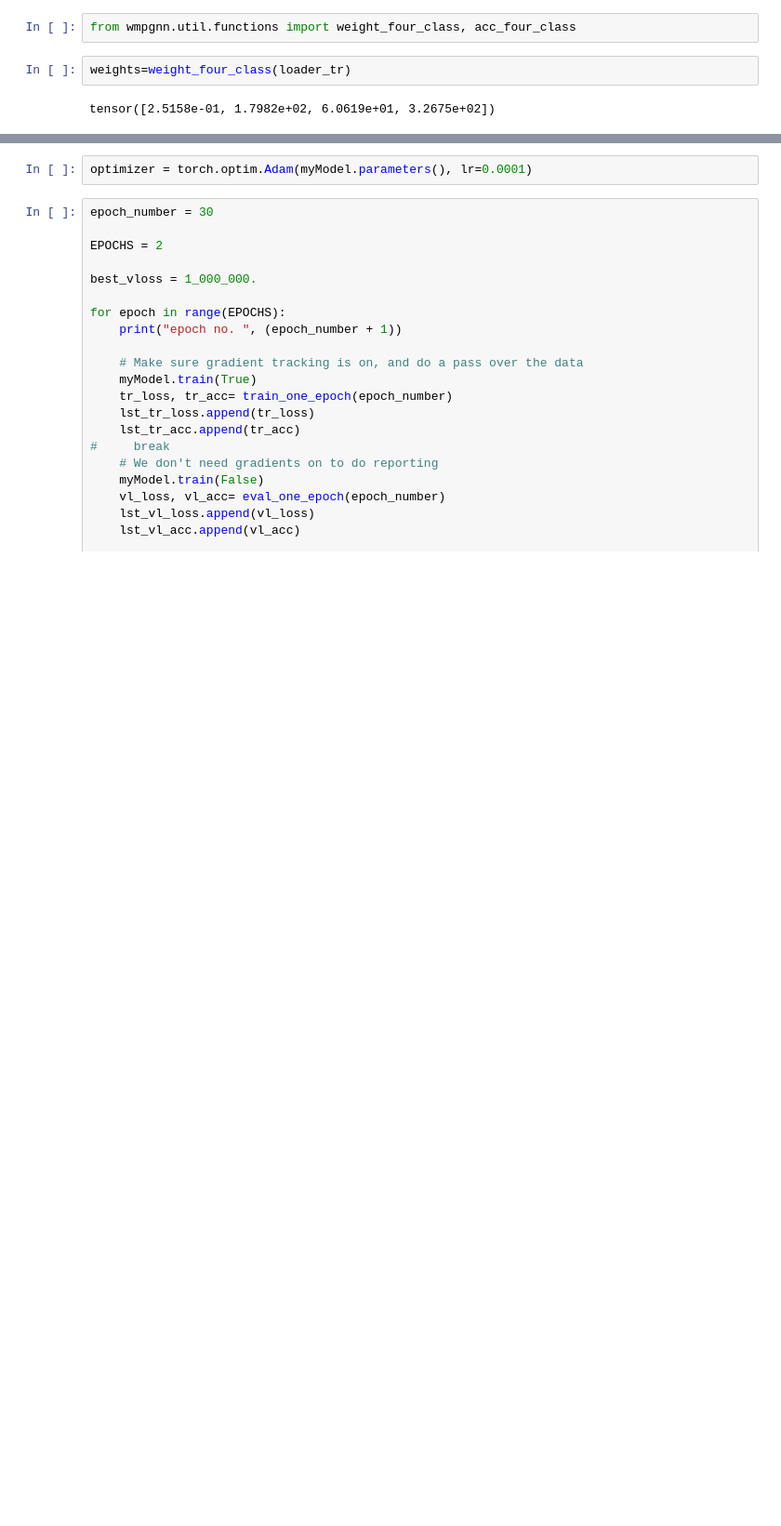
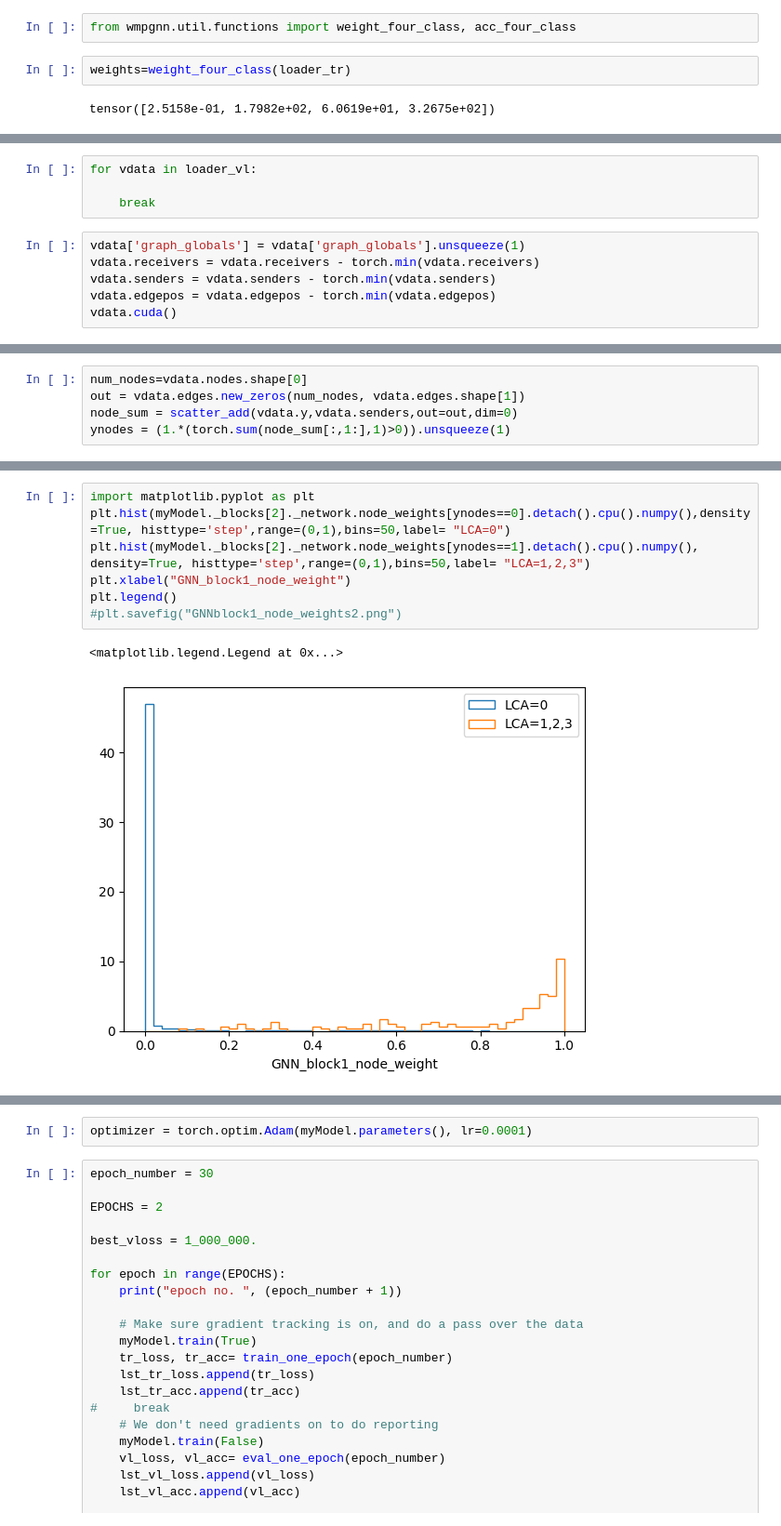
Before and after one commit to willsutcliffe/scalable_mtl_hgnn, a Jupyter notebook: Test.ipynb, the cells around one changed output, grey strips where cells are left out. Shown at 93% size. Saved outputs shown, nothing was run; the diff lists cells and outputs as text; blank space fills up the shorter version.

Commit message:
implemented edge and node pruning

```diff
--- a/Test.ipynb
+++ b/Test.ipynb
@@ -349,0 +435,10 @@ Train Loss: 4.070200
+# %%
+for vdata in loader_vl:
+
+    break
+# %%
+vdata['graph_globals'] = vdata['graph_globals'].unsqueeze(1)
+vdata.receivers = vdata.receivers - torch.min(vdata.receivers)
+vdata.senders = vdata.senders - torch.min(vdata.senders)
+vdata.edgepos = vdata.edgepos - torch.min(vdata.edgepos)
+vdata.cuda()
@@ -349,0 +491,5 @@ Train Loss: 4.070200
+# %%
+num_nodes=vdata.nodes.shape[0]
+out = vdata.edges.new_zeros(num_nodes, vdata.edges.shape[1])
+node_sum = scatter_add(vdata.y,vdata.senders,out=out,dim=0)
+ynodes = (1.*(torch.sum(node_sum[:,1:],1)>0)).unsqueeze(1)
@@ -349,0 +506,10 @@ Train Loss: 4.070200
+# %%
+import matplotlib.pyplot as plt
+plt.hist(myModel._blocks[2]._network.node_weights[ynodes==0].detach().cpu().numpy(),density=True, histtype='step',range=(0,1),bins=50,label= "LCA=0")
+plt.hist(myModel._blocks[2]._network.node_weights[ynodes==1].detach().cpu().numpy(), density=True, histtype='step',range=(0,1),bins=50,label= "LCA=1,2,3")
+plt.xlabel("GNN_block1_node_weight")
+plt.legend()
+#plt.savefig("GNNblock1_node_weights2.png")
+# %% [output]
+<matplotlib.legend.Legend at 0x...>
+[figure, added]
```
Also changed, not shown: parts of 46 cells of this notebook, 4 other files.
